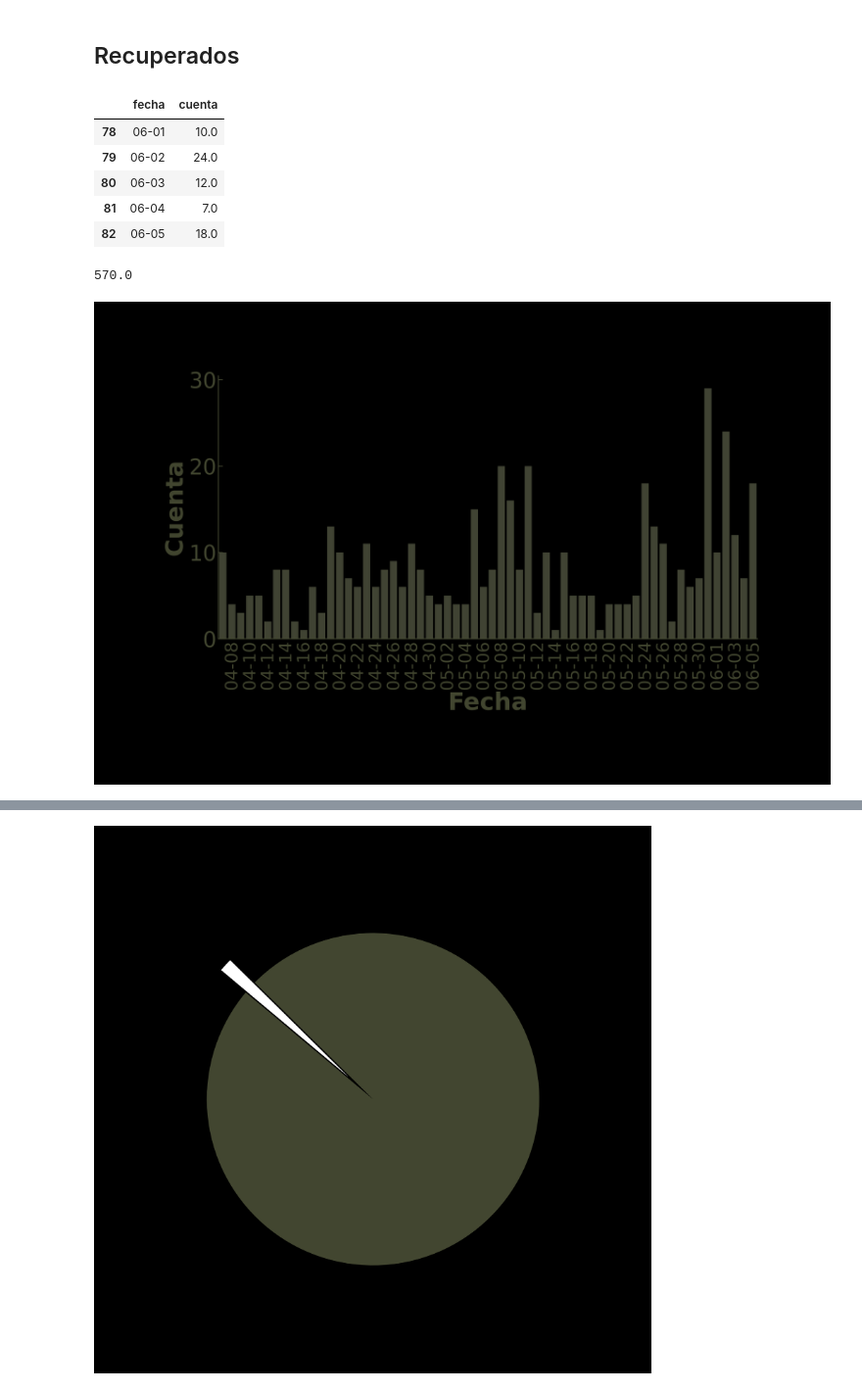
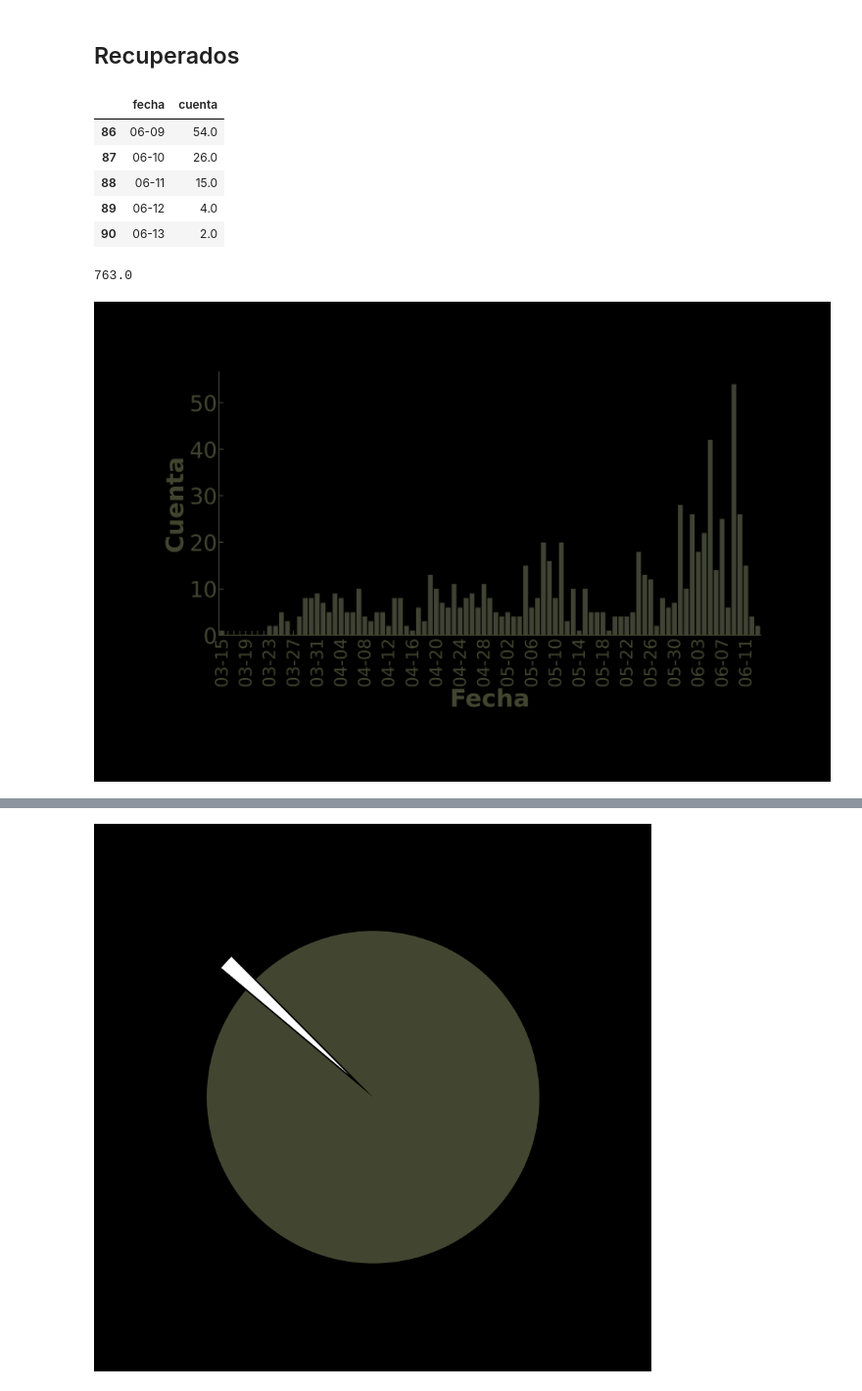
Before and after one commit to datatrooper/instatrooper, a Jupyter notebook: notebooks/2020/covid/covid antioquia.ipynb, the cells around one changed output, grey strips where cells are left out. Shown at 98% size. Drawn from its saved outputs; the diff is of its cells as text; code cells hidden in the pictures.

```diff
--- a/notebooks/2020/covid/covid antioquia.ipynb
+++ b/notebooks/2020/covid/covid antioquia.ipynb
@@ -85,6 +87,8 @@ def preprocess_df(df):
     df["edad"] = df["edad"].astype(int)
 
     df["Fecha de diagnóstico"] = pd.to_datetime(df["Fecha de diagnóstico"], errors="coerce")
+    df["fecha_reporte_web"] = pd.to_datetime(df["fecha_reporte_web"], errors="coerce")
+
     df["fecha_recuperado"] = pd.to_datetime(df["fecha_recuperado"], errors="coerce")
     df["fecha_de_muerte"] = pd.to_datetime(df["fecha_de_muerte"], errors="coerce")
     df.loc[df["fis"]=="Asintomático", "estado"] = "ASINTOMATICO"
@@ -234,0 +261,25 @@ plt.show()
+# %%
+plt.rcParams['axes.labelweight'] = 'bold'
+cuenta_plot = cuenta.reset_index(drop=True)
+sns.set_context("talk")
+plt.figure(figsize=(20,12))
+ax = sns.barplot(x="fecha", y="cuenta", data=cuenta_plot, color=color)
+
+
+ax.tick_params(axis='x',which = "major", colors=color, labelsize=35, labelrotation=90)
+ax.tick_params(axis='y', colors=color, labelsize=45)
+
+plt.setp(ax.spines.values(), color=color)
+
+plt.axvline(cuenta_plot[cuenta_plot["fecha"] == "05-11"].index[0], color="white", linestyle='--', linewidth=3)
+
+ax.set_xlabel("Fecha", fontsize=50, color=color)
+ax.set_ylabel("Cuenta", fontsize=50, color=color)
+
+for i,label in enumerate(ax.get_xticklabels()):
+    if i%4 == 0:
+        pass
+    else:
+        label.set_visible(False)
+
+plt.show()
@@ -276,8 +353,11 @@ ax.set_ylabel("Cuenta", fontsize=50, color=color)
 plt.setp(ax.spines.values(), color=color)
 
 
-for label in ax.get_xticklabels()[::2]:
-    label.set_visible(False)
+for i,label in enumerate(ax.get_xticklabels()):
+    if i%3 == 0:
+        pass
+    else:
+        label.set_visible(False)
 plt.savefig(f'activos_dia.png',bbox_inches='tight', transparent="True", pad_inches = 0)
 plt.show()
 # %% [output]
@@ -348,34 +428,37 @@ cuenta_rec["fecha"] = cuenta_rec["fecha"].dt.strftime('%m-%d')
 cuenta_rec.tail()
 # %% [output]
 |  | fecha | cuenta |
-| 78 | 06-01 | 10.0 |
-| 79 | 06-02 | 24.0 |
-| 80 | 06-03 | 12.0 |
-| 81 | 06-04 | 7.0 |
-| 82 | 06-05 | 18.0 |
+| 86 | 06-09 | 54.0 |
+| 87 | 06-10 | 26.0 |
+| 88 | 06-11 | 15.0 |
+| 89 | 06-12 | 4.0 |
+| 90 | 06-13 | 2.0 |
 # %%
 cuenta_rec["cuenta"].sum()
 # %% [output]
-570.0
+763.0
 # %%
 sns.set_context("talk")
-cuenta_plot = cuenta_rec.tail(60).reset_index(drop=True)
+cuenta_plot = cuenta_rec.reset_index(drop=True)
 plt.figure(figsize=(20,10))
 ax = sns.barplot(x="fecha", y="cuenta", data=cuenta_plot, color=color)
 plt.xticks(rotation=90, fontsize=25)
 plt.yticks(fontsize=25)
 ax.tick_params(axis='x',which = "major", colors=color, labelsize=35, labelrotation=90)
 ax.tick_params(axis='y', colors=color, labelsize=45)
 plt.setp(ax.spines.values(), color=color)
 
 ax.set_xlabel("Fecha", fontsize=50, color=color)
 ax.set_ylabel("Cuenta", fontsize=50, color=color)
-for label in ax.get_xticklabels()[::2]:
-    label.set_visible(False)
+for i,label in enumerate(ax.get_xticklabels()):
+    if i%4 == 0:
+        pass
+    else:
+        label.set_visible(False)
 plt.savefig(f'recuperados_dia.png',bbox_inches='tight', transparent="True", pad_inches = 0)
 plt.show()
 # %% [output]
-[figure, old version]
+[figure, new version]
 # %%
 df_ant[df_ant["estado"] == "FALLECIDO"]
 # %% [output]
```
Also changed, not shown: parts of 33 cells of this notebook, 7 other files.
